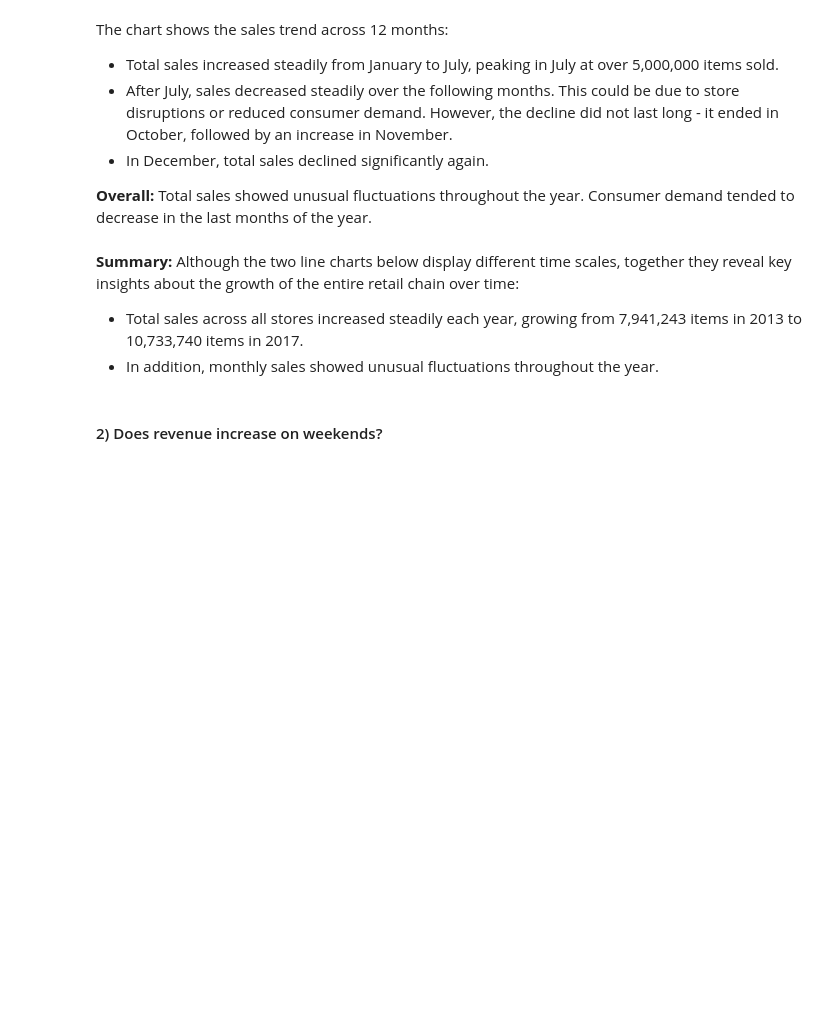
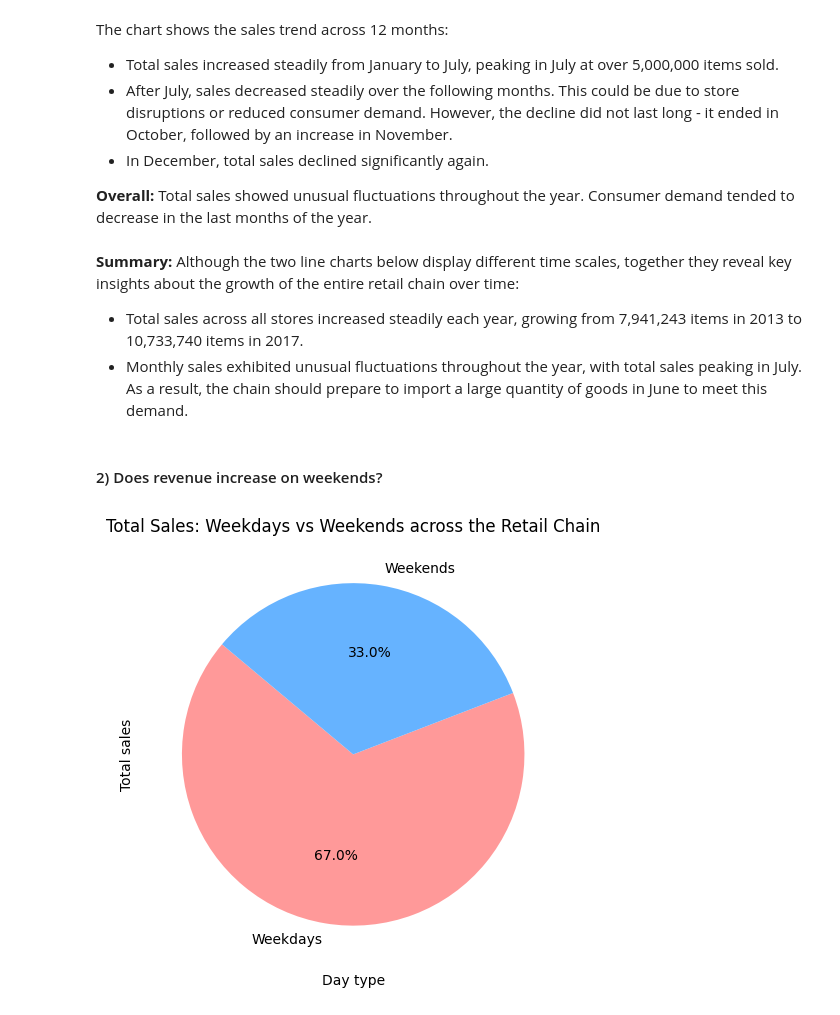
Before and after one commit to trhkimngan22/Inventory-Optimization-for-Retail-Chain, a Jupyter notebook: src/notebook.ipynb, the cells around one changed output. Cells and saved outputs as stored; diff of their text form; code cells hidden in the pictures; blank space fills up the shorter version.

```diff
--- a/src/notebook.ipynb
+++ b/src/notebook.ipynb
@@ -222,6 +222,19 @@ The chart shows the sales trend across 12 months:
 # %% [markdown]
 **Summary:** Although the two line charts below display different time scales, together they reveal key insights about the growth of the entire retail chain over time:
 - Total sales across all stores increased steadily each year, growing from 7,941,243 items in 2013 to 10,733,740 items in 2017.
-- In addition, monthly sales showed unusual fluctuations throughout the year.
+- Monthly sales exhibited unusual fluctuations throughout the year, with total sales peaking in July. As a result, the chain should prepare to import a large quantity of goods in June to meet this demand.
 # %% [markdown]
 #### 2) Does revenue increase on weekends?
+# %%
+week_size = []
+for i in df['is_weekend'].unique():
+    week_size.append(df['sales'][df['is_weekend'] == i].sum())
+plt.figure(figsize=(8, 5))
+plt.pie(week_size, labels=['Weekdays', 'Weekends'], colors=['#ff9999', '#66b3ff'], autopct='%1.1f%%', startangle=140)
+plt.xlabel('Day type')
+plt.ylabel('Total sales')
+plt.title('Total Sales: Weekdays vs Weekends across the Retail Chain')
+plt.tight_layout()
+plt.show()
+# %% [output]
+[figure, added]
```
Also changed, not shown: parts of 4 cells of this notebook.
